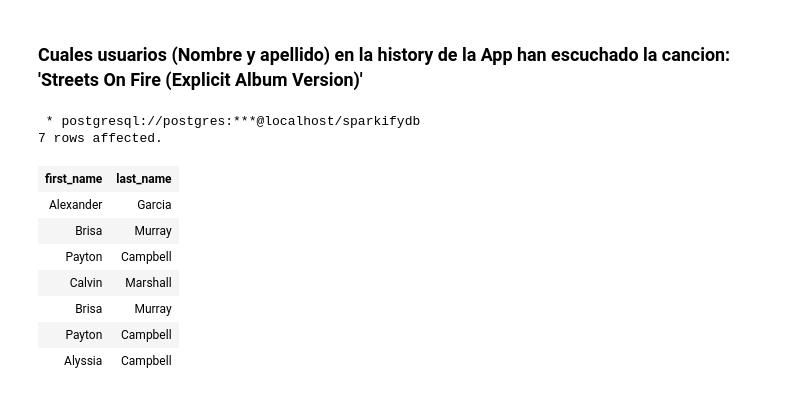
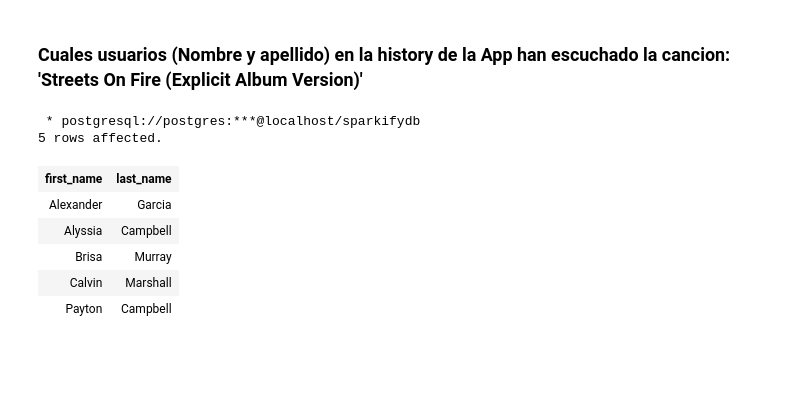
Before and after one commit to jcardona1983/proyecto_dep18, a Jupyter notebook: Data_analisis.ipynb, the cells around one changed output. Saved outputs shown, nothing was run; the diff lists cells and outputs as text; code cells hidden in the pictures; blank space fills up the shorter version.

```diff
--- a/Data_analisis.ipynb
+++ b/Data_analisis.ipynb
@@ -62,20 +127,20 @@ ORDER BY 2 DESC;
 ### Cuales usuarios (Nombre y apellido) en la history de la App han escuchado la cancion: 'Streets On Fire (Explicit Album Version)'
 # %%
 %%sql
-SELECT u.first_name,
+SELECT distinct
+       u.first_name,
        u.last_name
 FROM users u
      INNER JOIN songplays p ON (u.user_id = p.user_id)
      INNER JOIN songs s ON (p.song_id = s.song_id)
-WHERE s.title = 'Streets On Fire (Explicit Album Version)' ;
+WHERE s.title = 'Streets On Fire (Explicit Album Version)'
+ORDER BY 1 ASC;
 # %% [output]
  * postgresql://postgres:***@localhost/sparkifydb
-7 rows affected.
+5 rows affected.
 | first_name | last_name |
 | Alexander | Garcia |
+| Alyssia | Campbell |
 | Brisa | Murray |
+| Calvin | Marshall |
 | Payton | Campbell |
-| Calvin | Marshall |
-| Brisa | Murray |
-| Payton | Campbell |
-| Alyssia | Campbell |
```
Also changed, not shown: parts of 13 cells of this notebook, 1 other file.
